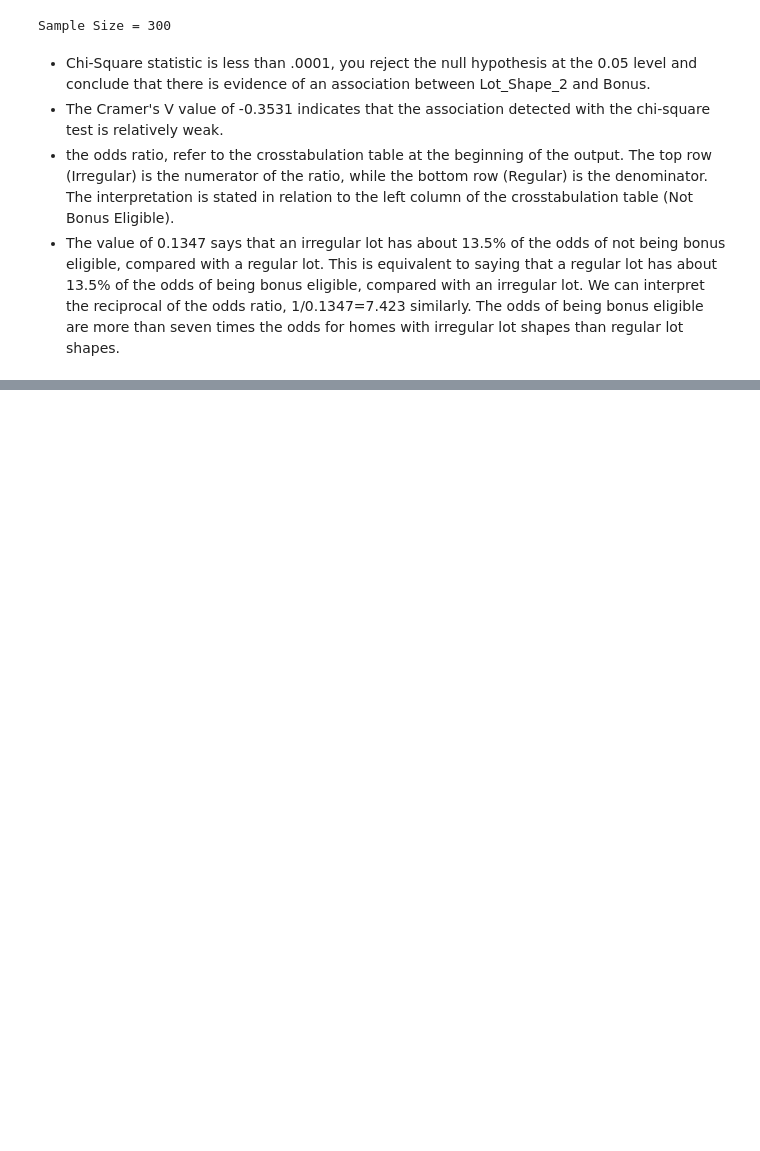
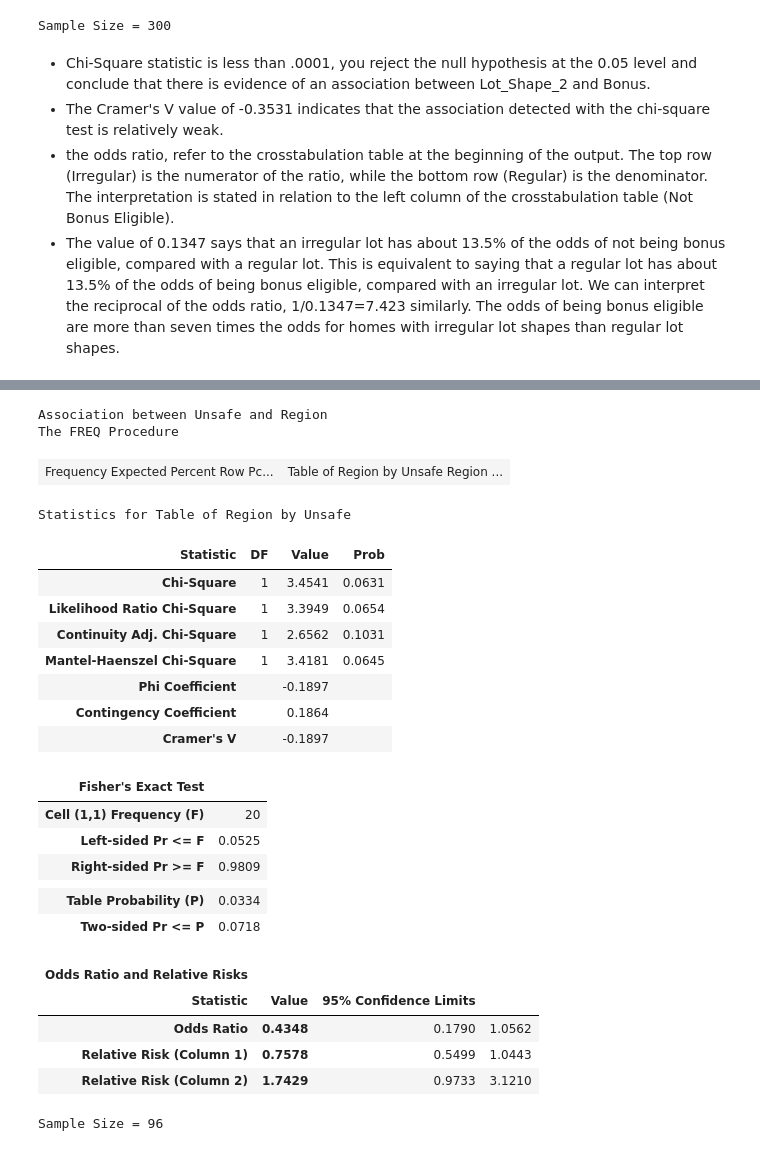
Before and after one commit to franmarq/SAS_course_notes, a Jupyter notebook: Statistics1_ANOVA_Regression_LogisticRegression_7.ipynb, the cells around one changed output, grey strips where cells are left out. Saved outputs shown, nothing was run; the diff lists cells and outputs as text; code cells hidden in the pictures; blank space fills up the shorter version.

```diff
--- a/Statistics1_ANOVA_Regression_LogisticRegression_7.ipynb
+++ b/Statistics1_ANOVA_Regression_LogisticRegression_7.ipynb
@@ -167,0 +216,37 @@ Sample Size = 300
+# %%
+proc format;
+   value safefmt 0='Average or Above'
+                 1='Below Average';
+run;
+
+proc freq data=STAT1.safety;
+   tables Region*Unsafe / expected chisq relrisk;
+   format Unsafe safefmt.;
+   title "Association between Unsafe and Region";
+run;
+# %% [output]
+Association between Unsafe and Region
+The FREQ Procedure
+| Frequency Expected Percent Row Pc... | Table of Region by Unsafe Region ... |
+Statistics for Table of Region by Unsafe
+| Statistic | DF | Value | Prob |
+| Chi-Square | 1 | 3.4541 | 0.0631 |
+| Likelihood Ratio Chi-Square | 1 | 3.3949 | 0.0654 |
+| Continuity Adj. Chi-Square | 1 | 2.6562 | 0.1031 |
+| Mantel-Haenszel Chi-Square | 1 | 3.4181 | 0.0645 |
+| Phi Coefficient |  | -0.1897 |  |
+| Contingency Coefficient |  | 0.1864 |  |
+| Cramer's V |  | -0.1897 |  |
+| Fisher's Exact Test |  |
+| Cell (1,1) Frequency (F) | 20 |
+| Left-sided Pr <= F | 0.0525 |
+| Right-sided Pr >= F | 0.9809 |
+|  |  |
+| Table Probability (P) | 0.0334 |
+| Two-sided Pr <= P | 0.0718 |
+| Odds Ratio and Relative Risks |  |  |  |
+| Statistic | Value | 95% Confidence Limits |  |
+| Odds Ratio | 0.4348 | 0.1790 | 1.0562 |
+| Relative Risk (Column 1) | 0.7578 | 0.5499 | 1.0443 |
+| Relative Risk (Column 2) | 1.7429 | 0.9733 | 3.1210 |
+Sample Size = 96
```
Also changed, not shown: parts of 10 cells of this notebook.
